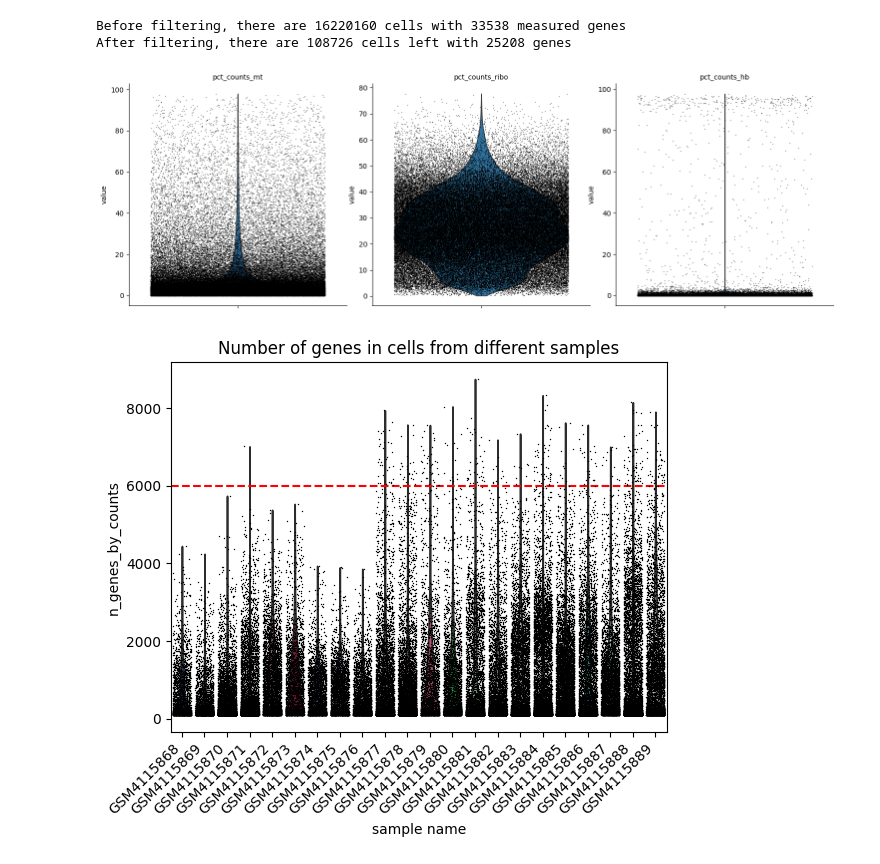
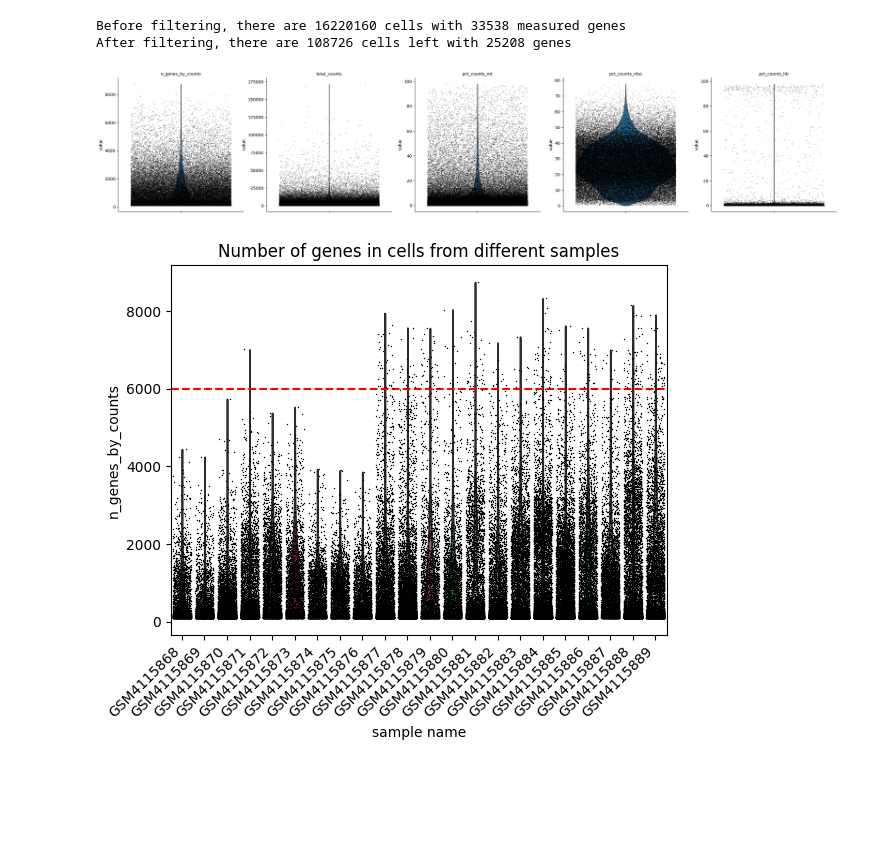
Before and after one commit to Vivian0105/Bioinformatics, a Jupyter notebook: scRNAseq_analysis.ipynb, the cells around one changed output. Cells and saved outputs as stored; diff of their text form; code cells hidden in the pictures; blank space fills up the shorter version.

```diff
--- a/scRNAseq_analysis.ipynb
+++ b/scRNAseq_analysis.ipynb
@@ -92,12 +92,12 @@ sc.pp.calculate_qc_metrics(
 # %%
 sc.pl.violin(
     adata,
-    ["pct_counts_mt", "pct_counts_ribo", "pct_counts_hb"],
+    ["n_genes_by_counts", "total_counts","pct_counts_mt", "pct_counts_ribo", "pct_counts_hb"],
     jitter=0.4,
-    multi_panel=True,
+    multi_panel=True
 )
 # %% [output]
-[figure, old version]
+[figure, new version]
 # %%
 ax=plt.subplot()
 sc.pl.violin(
```
Also changed, not shown: parts of 11 cells of this notebook.
